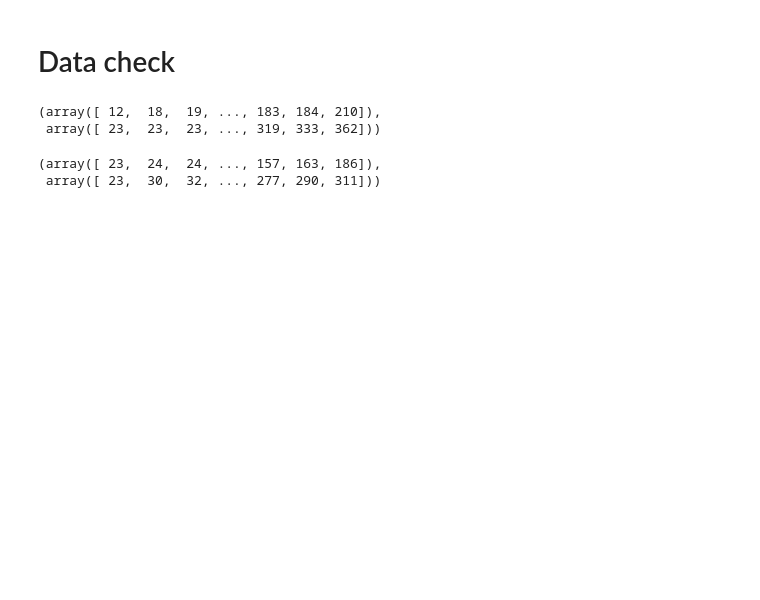
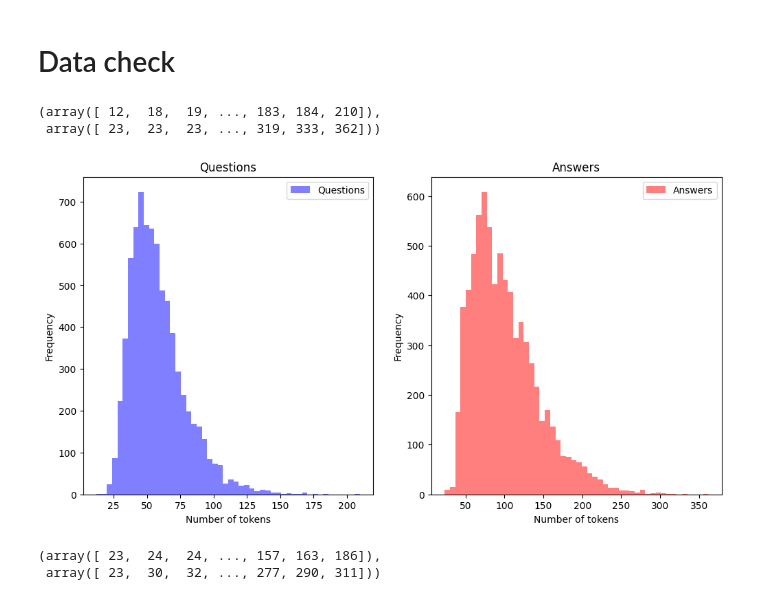
Before and after one commit to shiningstone23/verifier, a Jupyter notebook: notebooks/data_check.ipynb, the cells around one changed output. Cells and saved outputs as stored; diff of their text form; code cells hidden in the pictures; blank space fills up the shorter version.

```diff
--- a/notebooks/data_check.ipynb
+++ b/notebooks/data_check.ipynb
@@ -30,6 +31,23 @@ n_q_tokens, n_a_tokens
 # %% [output]
 (array([ 12,  18,  19, ..., 183, 184, 210]),
  array([ 23,  23,  23, ..., 319, 333, 362]))
+# %%
+fig, axes = plt.subplots(1, 2, figsize=(12, 6))
+axes[0].hist(n_q_tokens, bins=50, color="blue", alpha=0.5, label="Questions")
+axes[0].set_title("Questions")
+axes[0].set_xlabel("Number of tokens")
+axes[0].set_ylabel("Frequency")
+axes[0].legend()
+
+axes[1].hist(n_a_tokens, bins=50, color="red", alpha=0.5, label="Answers")
+axes[1].set_title("Answers")
+axes[1].set_xlabel("Number of tokens")
+axes[1].set_ylabel("Frequency")
+axes[1].legend()
+
+plt.show()
+# %% [output]
+[figure, added]
 # %%
 # Test set
 q_tokens = tokenizer.batch_encode_plus(dataset["test"]["question"])
```
Also changed, not shown: parts of 2 cells of this notebook, 11 other files.
